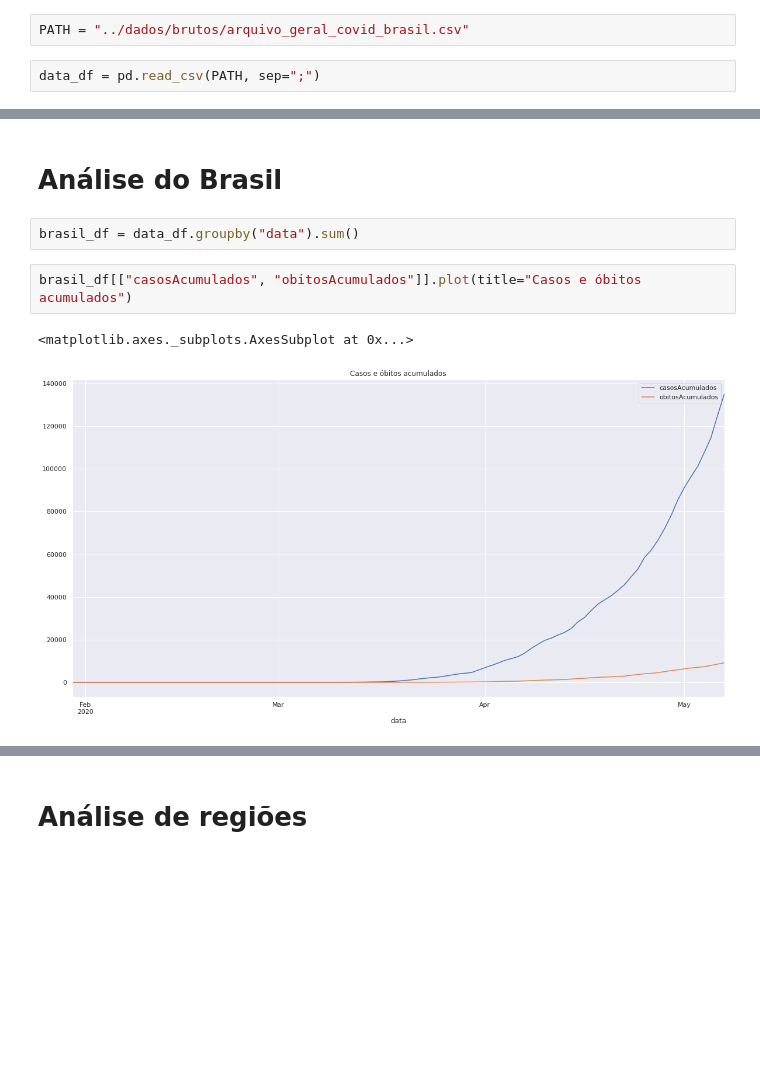
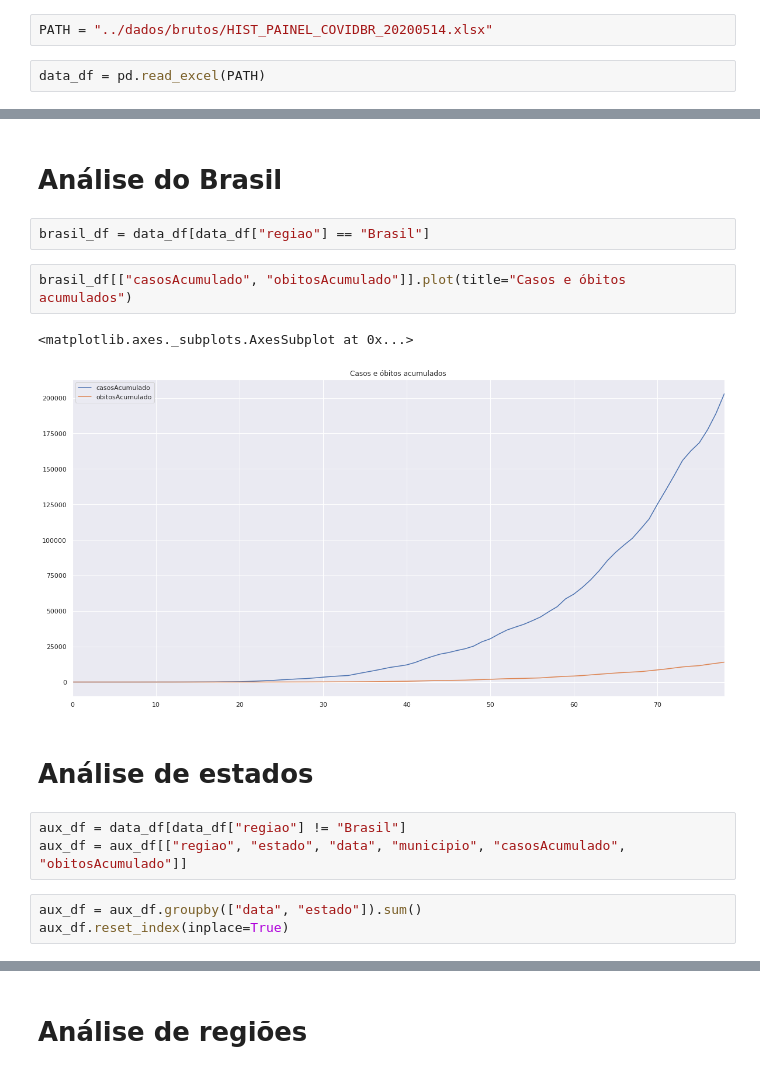
Before and after one commit to kenzosakiyama/corona_virus_brasil, a Jupyter notebook: notebooks/corona_brasil.ipynb, the cells around one changed output, grey strips where cells are left out. Cells and saved outputs as stored; diff of their text form; blank space fills up the shorter version.

Commit message:
Concertando dados do corona e adicionando predições simples

```diff
--- a/notebooks/corona_brasil.ipynb
+++ b/notebooks/corona_brasil.ipynb
@@ -3,9 +3,9 @@ import pandas as pd
 import seaborn as sns
 sns.set(rc={"figure.figsize": (20, 10)})
 # %%
-PATH = "../dados/brutos/arquivo_geral_covid_brasil.csv"
+PATH = "../dados/brutos/HIST_PAINEL_COVIDBR_20200514.xlsx"
 # %%
-data_df = pd.read_csv(PATH, sep=";")
+data_df = pd.read_excel(PATH)
 # %%
 data_df["data"] = pd.to_datetime(data_df["data"])
 data_df.sort_values(by="data", inplace=True)
@@ -21,9 +21,17 @@ data_df.tail()
 # %% [markdown]
 # Análise do Brasil
-# %%
-brasil_df = data_df.groupby("data").sum()
+# %%
+brasil_df = data_df[data_df["regiao"] == "Brasil"]
 # %%
-brasil_df[["casosAcumulados", "obitosAcumulados"]].plot(title="Casos e óbitos acumulados")
+brasil_df[["casosAcumulado", "obitosAcumulado"]].plot(title="Casos e óbitos acumulados")
 # %% [output]
 <matplotlib.axes._subplots.AxesSubplot at 0x...>
-[figure, old version]
+[figure, new version]
+# %% [markdown]
+# Análise de estados
+# %%
+aux_df = data_df[data_df["regiao"] != "Brasil"]
+aux_df = aux_df[["regiao", "estado", "data", "municipio", "casosAcumulado", "obitosAcumulado"]]
+# %%
+aux_df = aux_df.groupby(["data", "estado"]).sum()
+aux_df.reset_index(inplace=True)
```
Also changed, not shown: parts of 23 cells of this notebook, 1 other file.
